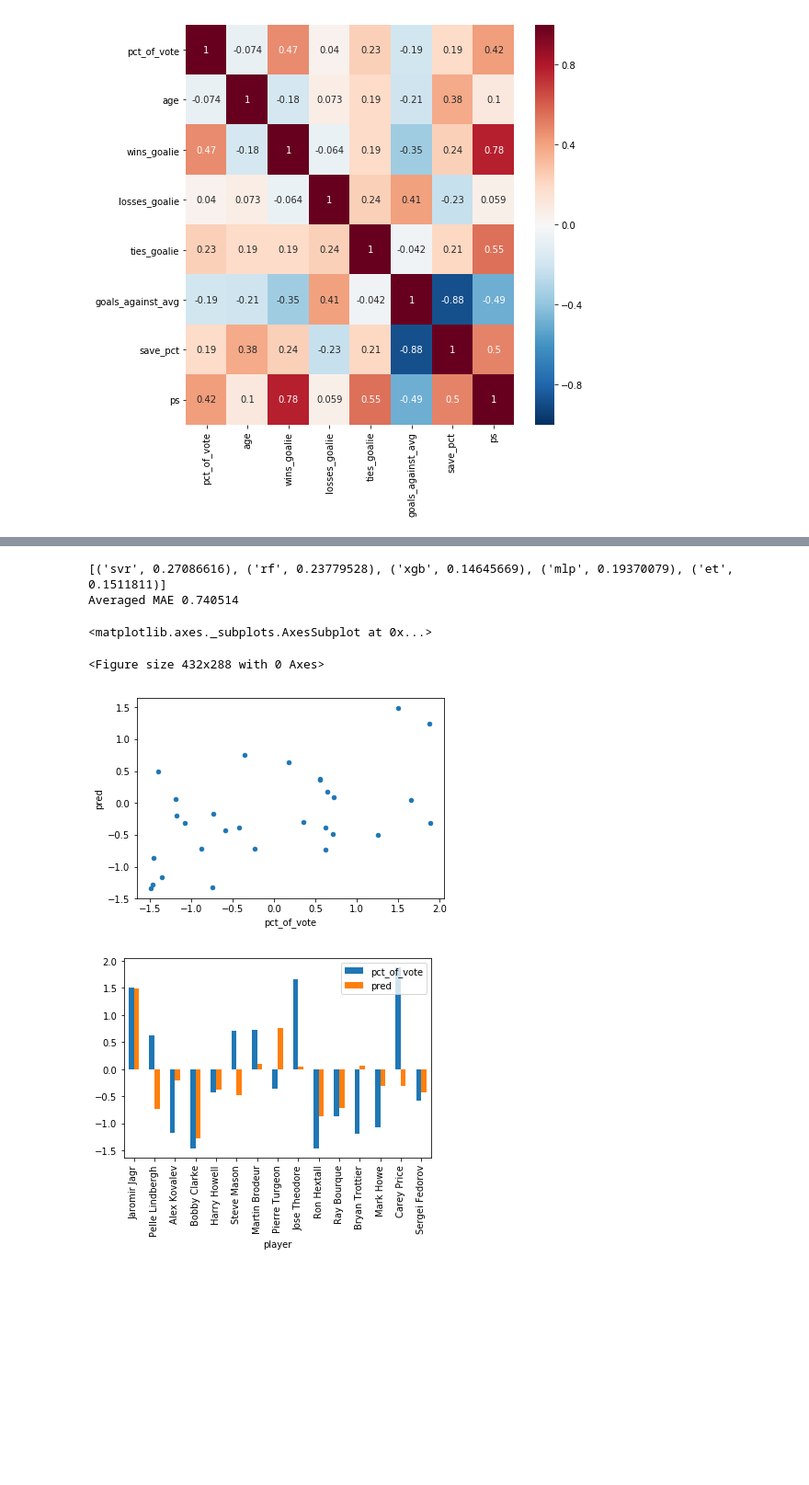
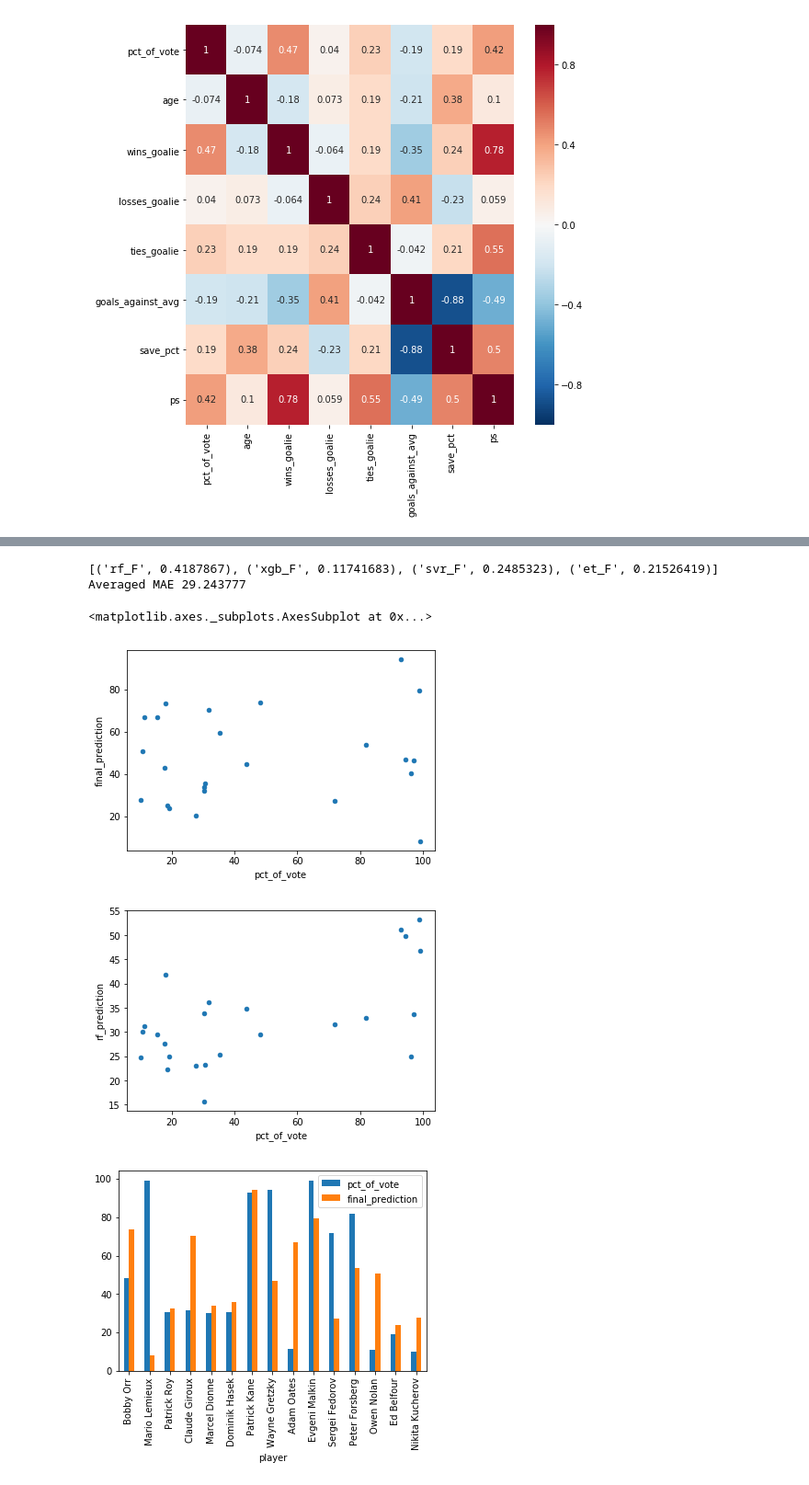
Before and after one commit to dbz10/NHL-Player-Awards, a Jupyter notebook: NHL MVP prediction.ipynb, the cells around one changed output, grey strips where cells are left out. Shown at 92% size. Drawn from its saved outputs; the diff is of its cells as text; code cells hidden in the pictures; blank space fills up the shorter version.

```diff
--- a/NHL MVP prediction.ipynb
+++ b/NHL MVP prediction.ipynb
@@ -131,8 +131,8 @@ def pos_combine(name):
     return ""
 
 full_data["pos"] = full_data["pos"].apply(pos_combine)
-full_data = full_data[full_data["pct_of_vote"]>1]
-full_data["pct_of_vote"] = np.log(full_data["pct_of_vote"])
+full_data = full_data[full_data["pct_of_vote"]>10]
+full_data["logpct_of_vote"] = np.log(full_data["pct_of_vote"])
 
 skaters = full_data[full_data['pos']!='G']
 goalies = full_data[full_data['pos']=='G']
@@ -214,8 +214,10 @@ sns.heatmap(f,annot=True,cmap="RdBu_r",vmin=-1,vmax=1);
 fd = full_data.copy()
 # prepare for applying model:
 # 1) preprocessing-scale
-t = fd.drop(["Year"],axis=1).select_dtypes(exclude=["object"]).apply(sklearn.preprocessing.scale)
-fd[t.columns] = t
+# t = fd.drop(["Year"],axis=1).select_dtypes(exclude=["object"]).apply(sklearn.preprocessing.scale)
+# fd[t.columns] = t
+# actually its incorrect to preprocess the entire data set. this results in data contamination
+
 
 # 2) one-hot encode positions
 fd=pd.get_dummies(fd,columns=['pos'])
@@ -428,45 +507,69 @@ sns.heatmap(zz,annot=True,cmap="RdBu_r",vmin=-1,vmax=1);
 # %%
 # train the ensemble
-ensemble.fit(lvl1_predictions,y_holdout)
+
+ensemble.fit(lvl1_predictions,yf_holdout)
 
 # feature importances, out of curiosity
 print zip(lvl1_predictions.columns,ensemble.feature_importances_)
 
 
 # prepare input predictions for blender
-x_test_lvl2 = pd.DataFrame(columns = {"rf","xgb","svr","et","mlp"})
+x_test_lvl2 = pd.DataFrame(columns = {
+#                                             "rf_F",
+#                                            "xgb_F",
+#                                            "svr_F",
+#                                            "et_F",
+#                                            "mlp_F"
+#                                           ,"rf_L",
+#                                            "xgb_L",
+#                                            "svr_L",
+#                                            "et_L",
+#                                            "mlp_L"
+                                          })
 
-x_test_lvl2["rf"] = forest_model.predict(x_test)
-x_test_lvl2["xgb"] = xgb_model.predict(x_test)
-x_test_lvl2["svr"] = svr_model.predict(x_test)
-x_test_lvl2["et"] = etrees_model.predict(x_test)
-x_test_lvl2["mlp"] = mlp_model.predict(x_test)
+x_test_lvl2["rf_F"] = forest_test_F
+x_test_lvl2["xgb_F"] = xgb_test_F
+x_test_lvl2["svr_F"] = svr_test_F
+x_test_lvl2["et_F"] = etrees_test_F
+# x_test_lvl2["mlp_F"] = mlp_test_F
+
+# x_test_lvl2["rf_L"] = forest_test_L
+# x_test_lvl2["xgb_L"] = xgb_test_L
+# x_test_lvl2["svr_L"] = svr_test_L
+# x_test_lvl2["et_L"] = etrees_test_L
+# x_test_lvl2["mlp_L"] = mlp_test_L
+
+
 
 
 lvl2_prediction = ensemble.predict(x_test_lvl2)
 
 
-print("Averaged MAE %f" % mean_absolute_error(lvl2_prediction,y_test))
+print("Averaged MAE %f" % mean_absolute_error(lvl2_prediction,yf_test))
 
-test_with_names["pred"] = lvl2_prediction
-# train_with_names["pred_t"] = lvl2_prediction
-train_with_names["train"] = y_train
-# test_with_names.nlargest(15,'pct_of_vote').plot.bar(x='player')
+test["final_prediction"] = lvl2_prediction
+test["rf_prediction"] = forest_test_F
 
-fig = plt.figure()
+# fig = plt.figure()
 
 
-# train_with_names.plot.scatter(x='train',y='pred_t')
 
-test_with_names.plot.scatter(x='pct_of_vote',y='pred')
+test.plot.scatter(x='pct_of_vote',y='final_prediction')
+test.plot.scatter(x='pct_of_vote',y='rf_prediction')
 
-test_with_names.sample(15).plot.bar(x='player')
+
+test[['player','pct_of_vote','final_prediction']].head(15).plot.bar(x='player')
+
+
+test[['player','pct_of_vote','rf_prediction']].head(15).plot.bar(x='player')
+
+
 
 # life is hard
 # %% [output]
-[('svr', 0.27086616), ('rf', 0.23779528), ('xgb', 0.14645669), ('mlp', 0.19370079), ('et', 0.1511811)]
-Averaged MAE 0.740514
+[('rf_F', 0.4187867), ('xgb_F', 0.11741683), ('svr_F', 0.2485323), ('et_F', 0.21526419)]
+Averaged MAE 29.243777
 <matplotlib.axes._subplots.AxesSubplot at 0x...>
-<Figure size 432x288 with 0 Axes>
-[figure, old version]
+[figure, new version]
-[figure, old version]
+[figure, new version]
+[figure, added]
```
Also changed, not shown: parts of 9 cells of this notebook.
